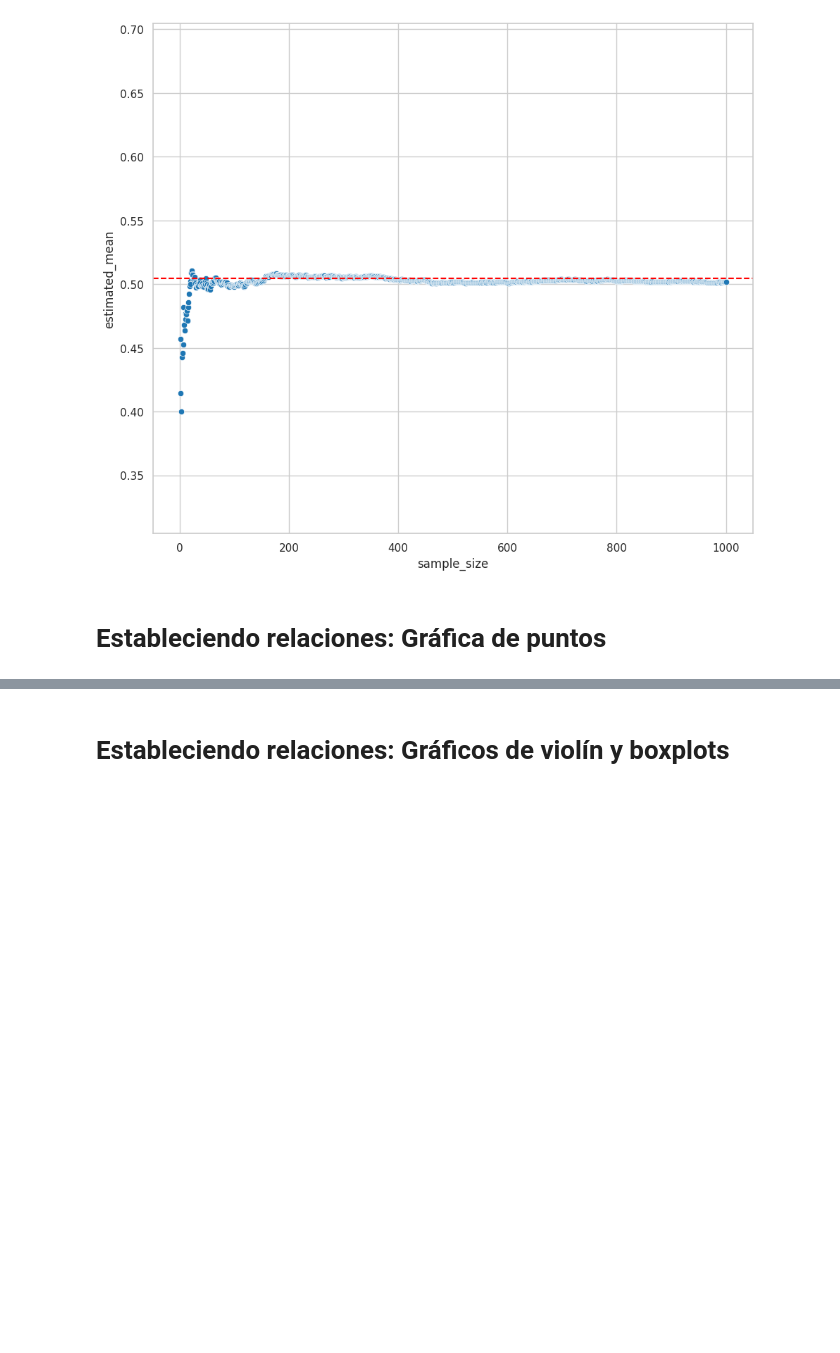
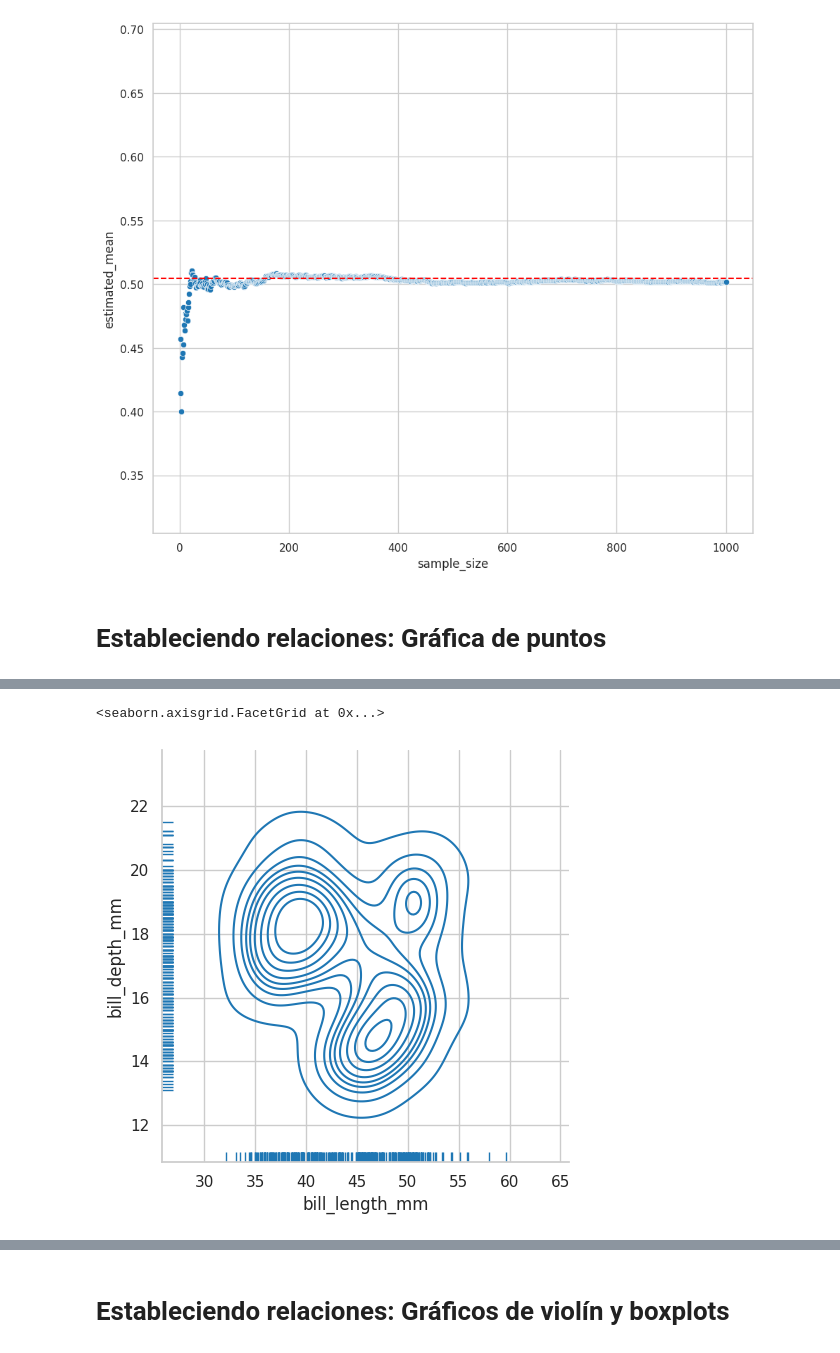
Before and after one commit to jariel17/curso-analisis-exploratorio-de-datos, a Jupyter notebook: 01-conociendo-nuestros-datos.ipynb, the cells around one changed output, grey strips where cells are left out. Drawn from its saved outputs; the diff is of its cells as text; code cells hidden in the pictures; blank space fills up the shorter version.

```diff
--- a/01-conociendo-nuestros-datos.ipynb
+++ b/01-conociendo-nuestros-datos.ipynb
@@ -1231,0 +1252,11 @@ plt.ylim([sex_numeric.mean() - 0.20, sex_numeric.mean() + 0.20])
+# %%
+sns.displot(
+    data=processed_penguins_df,
+    x='bill_length_mm',
+    y='bill_depth_mm',
+    rug=True,
+    kind='kde'
+)
+# %% [output]
+<seaborn.axisgrid.FacetGrid at 0x...>
+[figure, added]
```
Also changed, not shown: parts of 3 cells of this notebook.
